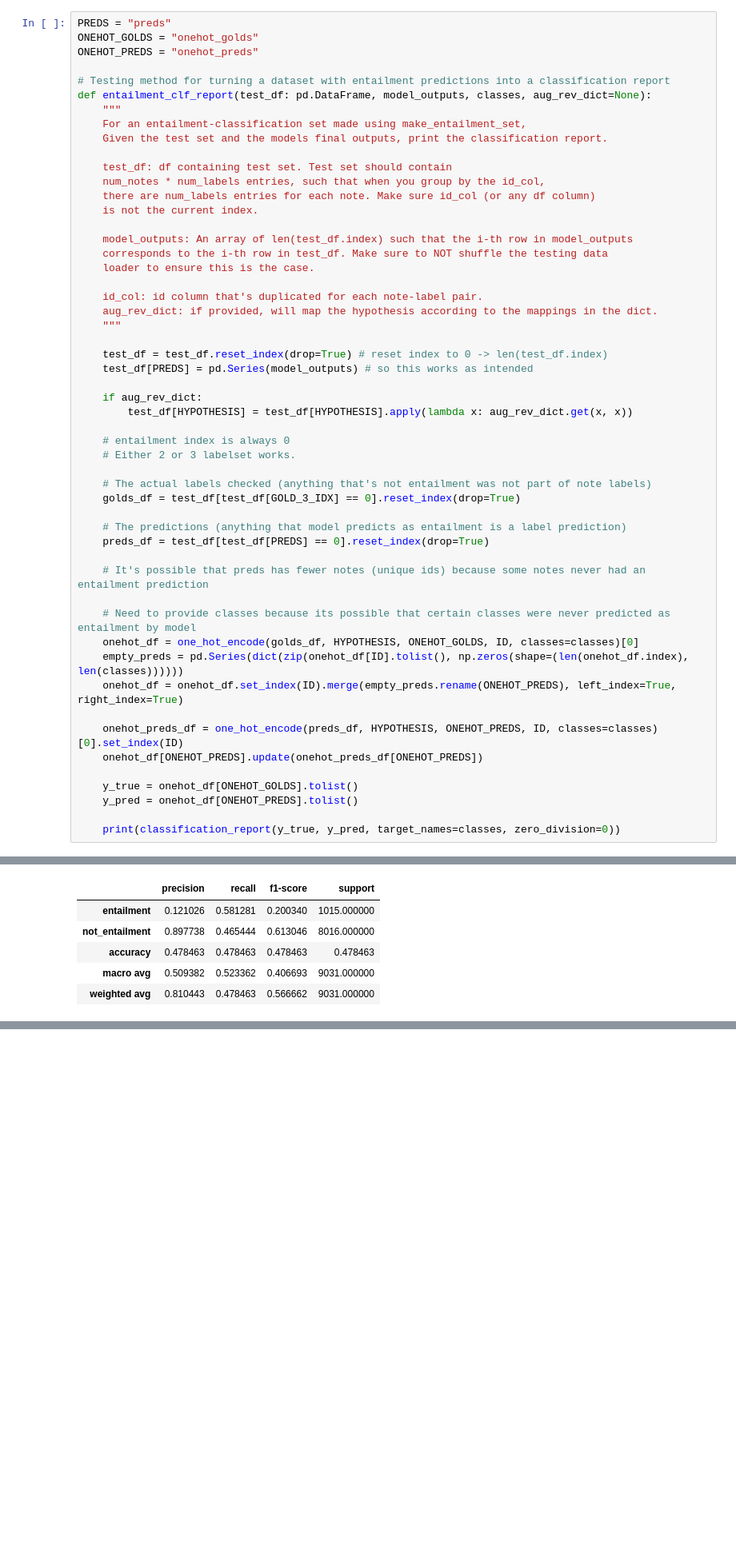
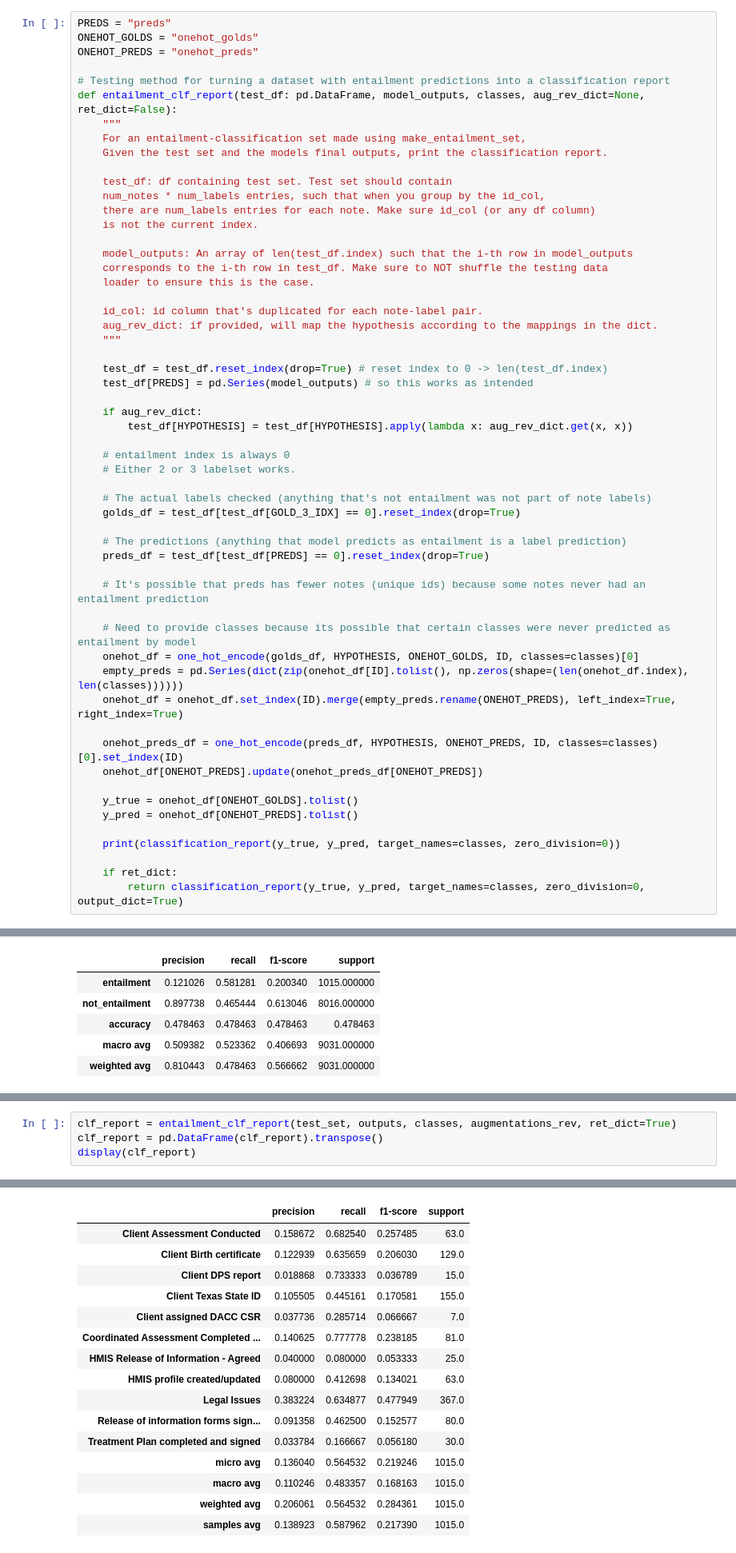
Before and after one commit to govindjoshi12/cs378nlp-final, a Jupyter notebook: cb_entailment.ipynb, the cells around one changed output, grey strips where cells are left out. Shown at 80% size. Cells and saved outputs as stored; diff of their text form; blank space fills up the shorter version.

```diff
--- a/cb_entailment.ipynb
+++ b/cb_entailment.ipynb
@@ -181,7 +181,7 @@ ONEHOT_GOLDS = "onehot_golds"
 ONEHOT_PREDS = "onehot_preds"
 
 # Testing method for turning a dataset with entailment predictions into a classification report
-def entailment_clf_report(test_df: pd.DataFrame, model_outputs, classes, aug_rev_dict=None):
+def entailment_clf_report(test_df: pd.DataFrame, model_outputs, classes, aug_rev_dict=None, ret_dict=False):
     """
     For an entailment-classification set made using make_entailment_set,
     Given the test set and the models final outputs, print the classification report.
@@ -228,6 +228,9 @@ def entailment_clf_report(test_df: pd.DataFrame, model_outputs, classes, aug_rev
     y_pred = onehot_df[ONEHOT_PREDS].tolist()
 
     print(classification_report(y_true, y_pred, target_names=classes, zero_division=0))
+
+    if ret_dict:
+        return classification_report(y_true, y_pred, target_names=classes, zero_division=0, output_dict=True)
 # %% [markdown]
 #### Experimental Setup
 - For each note in our original dataset, there are 20 (len(label_list)) entries
@@ -1024,0 +861,5 @@ Release of information forms signed for all appropriate vendors and agencies
+# %%
+clf_report = entailment_clf_report(test_set, outputs, classes, augmentations_rev, ret_dict=True)
+clf_report = pd.DataFrame(clf_report).transpose()
+display(clf_report)
+# %% [output]
@@ -1025,3 +884,19 @@ Release of information forms signed for all appropriate vendors and agencies
+|  | precision | recall | f1-score | support |
+| Client Assessment Conducted | 0.158672 | 0.682540 | 0.257485 | 63.0 |
+| Client Birth certificate | 0.122939 | 0.635659 | 0.206030 | 129.0 |
+| Client DPS report | 0.018868 | 0.733333 | 0.036789 | 15.0 |
+| Client Texas State ID | 0.105505 | 0.445161 | 0.170581 | 155.0 |
+| Client assigned DACC CSR | 0.037736 | 0.285714 | 0.066667 | 7.0 |
+| Coordinated Assessment Completed ... | 0.140625 | 0.777778 | 0.238185 | 81.0 |
+| HMIS Release of Information - Agreed | 0.040000 | 0.080000 | 0.053333 | 25.0 |
+| HMIS profile created/updated | 0.080000 | 0.412698 | 0.134021 | 63.0 |
+| Legal Issues | 0.383224 | 0.634877 | 0.477949 | 367.0 |
+| Release of information forms sign... | 0.091358 | 0.462500 | 0.152577 | 80.0 |
+| Treatment Plan completed and signed | 0.033784 | 0.166667 | 0.056180 | 30.0 |
+| micro avg | 0.136040 | 0.564532 | 0.219246 | 1015.0 |
+| macro avg | 0.110246 | 0.483357 | 0.168163 | 1015.0 |
+| weighted avg | 0.206061 | 0.564532 | 0.284361 | 1015.0 |
+| samples avg | 0.138923 | 0.587962 | 0.217390 | 1015.0 |
 # %% [markdown]
 I didn't shuffle the validation set so I could reconstruct label lists for each note, but looking at the results here tells me that this set up is not adequate -- Only a 9.3% recall. A very small number of actual positives identified here. Instead of working to understand what this model is learning right now, let me try the next step: Training on MNLI then using my basic set (just the entailment labels) to fine tune.
 # %% [markdown]
```
Also changed, not shown: parts of 26 cells of this notebook, 1 other file.
